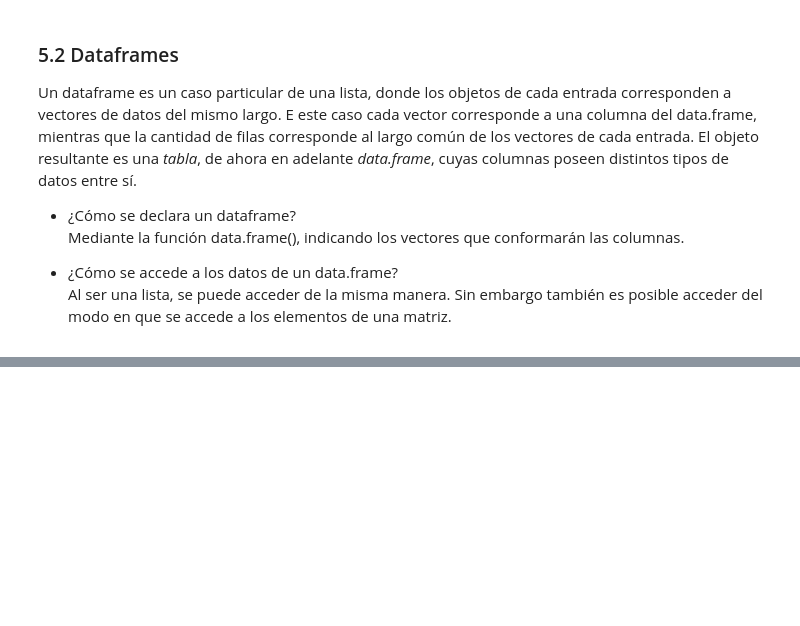
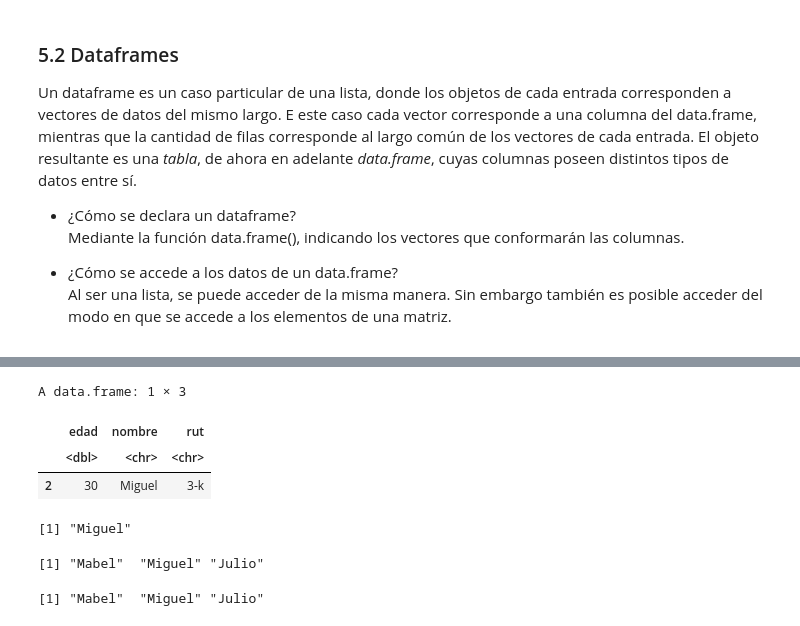
Before and after one commit to Davidestebancorrea/DBDC_202307_Programacion_en_R_para_ciencia_de_datos, a Jupyter notebook: Clases/C2/Clase_2_02_listas_y_dataframes.ipynb, the cells around one changed output, grey strips where cells are left out. Cells and saved outputs as stored; diff of their text form; code cells hidden in the pictures; blank space fills up the shorter version.

```diff
--- a/Clases/C2/Clase_2_02_listas_y_dataframes.ipynb
+++ b/Clases/C2/Clase_2_02_listas_y_dataframes.ipynb
@@ -79,8 +356,21 @@ Un dataframe es un caso particular de una lista, donde los objetos de cada entra
 # %%
 ##  Ganamos acceso como matriz
 # segundafila de df
-
+df[2,]
 
 # segunda columna y segunda fila
+df[2,2]
+
+# la segunda columna
+df[,"nombre"]
+df[,2]
+# %% [output]
+A data.frame: 1 × 3
+|  | edad | nombre | rut |
+|  | <dbl> | <chr> | <chr> |
+| 2 | 30 | Miguel | 3-k |
+[1] "Miguel"
+[1] "Mabel"  "Miguel" "Julio"
+[1] "Mabel"  "Miguel" "Julio"
 # %%
 #Podemos crear nuevas columnas , del mismmo modo que creamos "slots" en una lista
```
Also changed, not shown: parts of 40 cells of this notebook.
